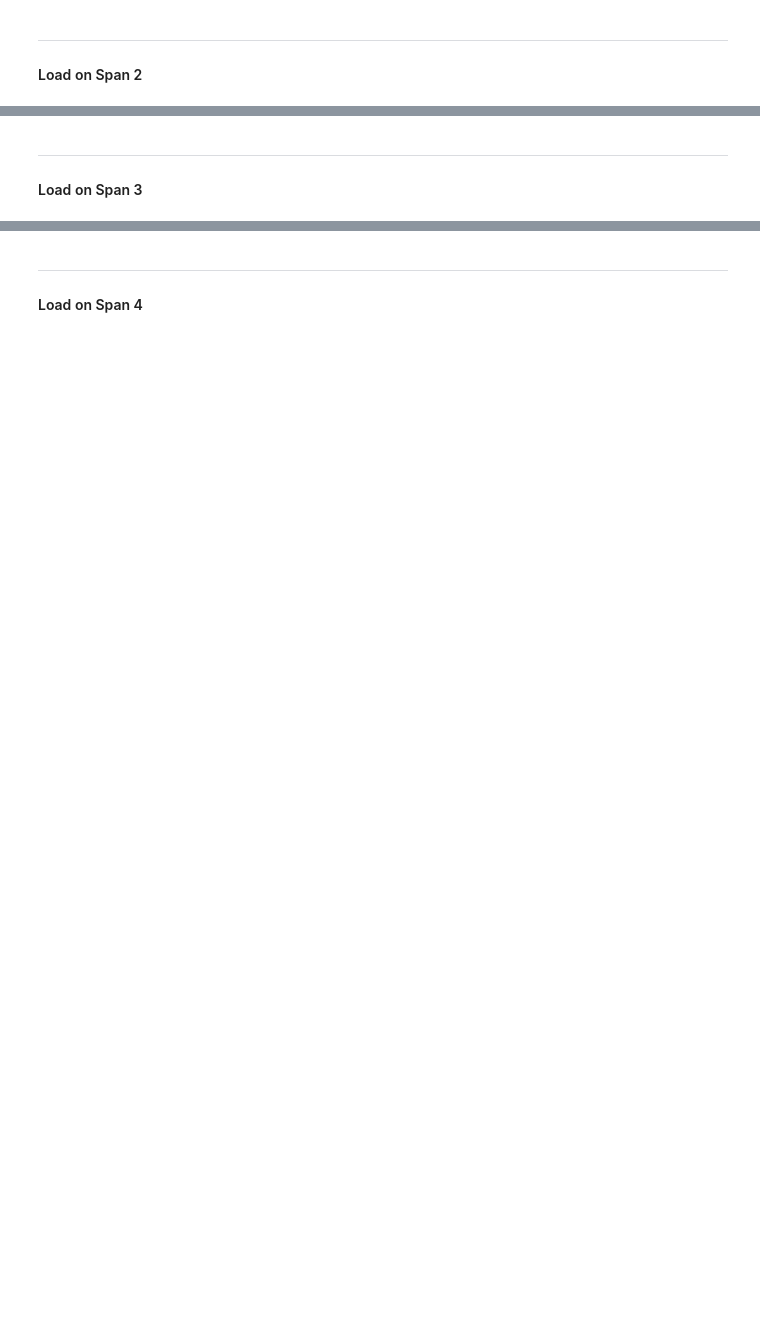
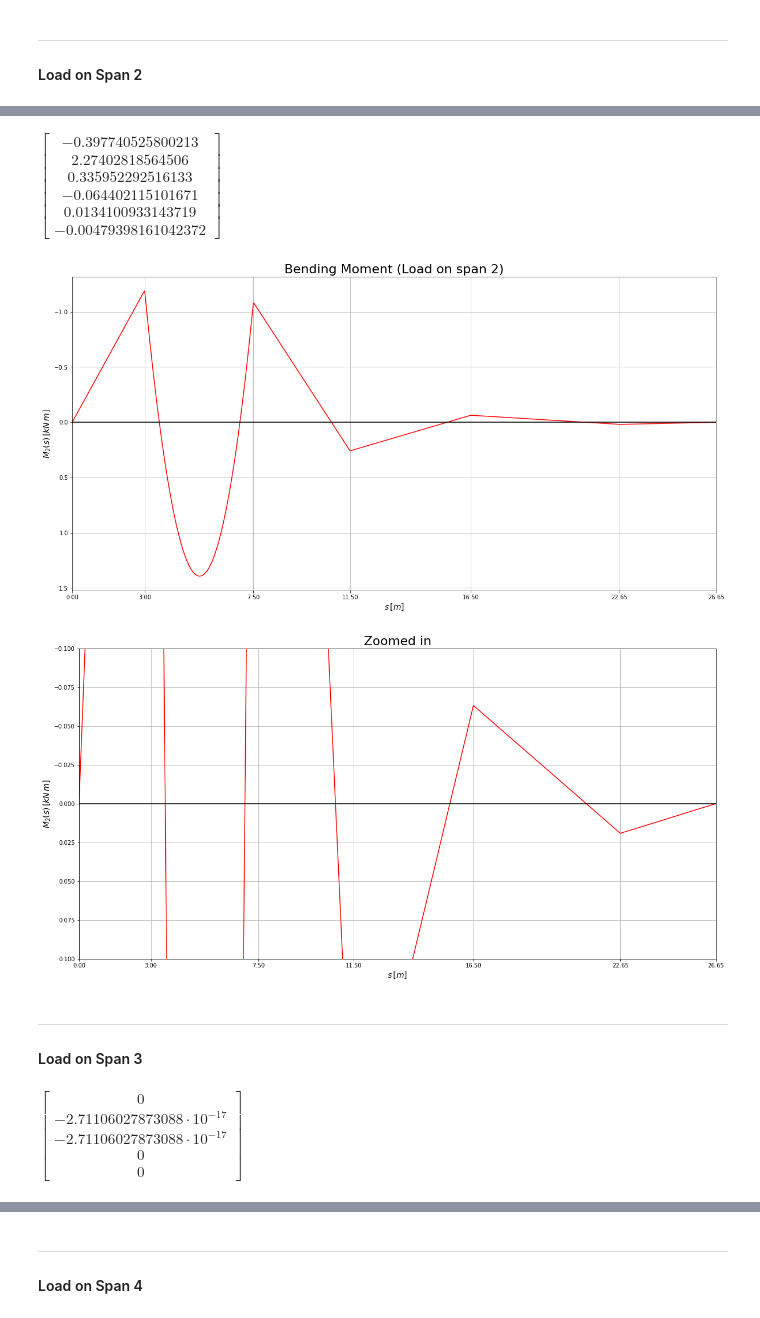
Before and after one commit to akaanzo/structural-safety, a Jupyter notebook: sol.ipynb, the cells around one changed output, grey strips where cells are left out. Drawn from its saved outputs; the diff is of its cells as text; code cells hidden in the pictures; blank space fills up the shorter version.

```diff
--- a/sol.ipynb
+++ b/sol.ipynb
@@ -172,5 +165,5 @@ plt.show()
 ---
 #### Load on Span 2
 # %%
-P2 = P.subs(list(zip([l1, l2, l3, l4, l5, l6, ej, q1, q2, q3, q4, q5, q6], [3, 4.5, 4, 5, 6.15, 4, 9375, 0, 1, 0, 0, 0, 0])))
+P2 = P.subs(list(zip([l1, l2, l3, l4, l5, l6, ej, q1, q2, q3, q4, q5, q6], [3, 4.5, 4, 5, 6.15, 4, EJ, 0, 1, 0, 0, 0, 0])))
 P2
@@ -178,4 +173,5 @@ P2
 sol2 = solve(Fn * X - P2, X)
 X2 = list(sol2.values())
 X2.insert(0, 0)
+X2.insert(6, 0)
 Matrix(X2)
@@ -182,51 +180,58 @@ Matrix(X2)
 # %%
 R12 = rij(X2[0], X2[1], 3);
-R22 = rij_q(X2[1], X2[2], 4.5);
+R22 = rij_q(X2[1], X2[2], 4.5, 1);
 R32 = rij(X2[2], X2[3], 4);
 R42 = rij(X2[3], X2[4], 5);
 R52 = rij(X2[4], X2[5], 6.15);
 R62 = rij(X2[5], X2[6], 4);
 R2 = np.array([R12, R22, R32, R42, R52, R62])
 Matrix(R2)
+# %% [output]
+$\displaystyle \left[\begin{matrix}-0.397740525800213\\2.27402818564506\\0.335952292516133\\-0.064402115101671\\0.0134100933143719\\-0.00479398161042372\end{matrix}\right]$
 # %%
 s = np.linspace(0,26.65, num=1000)
 M2 = (X2[0] + R2[0] * s) * (Hv(s) - Hv(s-3)) + (X2[1] + R2[1]*(s-3) - 1*(s-3)**2 /2) * (Hv(s-3) - Hv(s-(3+4.5))) + (X2[2] + R2[2]*(s-(3+4.5)))*(Hv(s-(3+4.5)) - Hv(s-(3+4.5+4))) + (X2[3] + R2[3]*(s-(3+4.5+4)))* (Hv(s-(3+4.5+4)) - Hv(s-(3+4.5+4+5))) + (X2[4] + R2[4]*(s-(3+4.5+4+5))) * (Hv(s-(3+4.5+4+5)) - Hv(s-(3+4.5+4+5+6.15))) + (X2[5] + R2[5]*(s-(3+4.5+4+5+6.15))) * (Hv(s-(3+4.5+4+5+6.15)) - Hv(s-(3+4.5+4+5+6.15+4)))
 # %%
 #----------PLOT------------------
 
 plt.figure(figsize=(20,10))
 plt.plot(s, M2, color='red')
 plt.xlim(s.min(), s.max())
 plt.gca().invert_yaxis()
 plt.grid()
 plt.xlabel(r'$s\,[m]$', fontsize='14')
 plt.ylabel(r'$M_2(s)\,[kN\,m]$', fontsize='14')
-plt.xticks([3.5, 7.5, 11.5, 16.5, 22.65, 26.65])
+plt.xticks([0, 3, 7.5, 11.5, 16.5, 22.65, 26.65])
 plt.axhline(0, color='black')
 plt.title('Bending Moment (Load on span 2)', fontsize='22')
 plt.show()
 
 #-------------ZOOM-------------------
 
 plt.subplots(1,1, figsize=(20,10))
 ax3 = plt.subplot()
 ax3.plot(s, M2, color='red')
 ax3.set_xlim(16, 26.65)
 ax3.set_ylim(-.1, .1)
 plt.gca().invert_yaxis()
 plt.grid()
 plt.xlabel(r'$s\,[m]$', fontsize='14')
 plt.ylabel(r'$M_2(s)\,[kN\,m]$', fontsize='14')
-plt.xticks([3.5, 7.5, 11.5, 16.5, 22.65, 26.65])
+plt.xticks([0, 3, 7.5, 11.5, 16.5, 22.65, 26.65])
 ax3.axhline(0, color='black')
 ax3.set_title('Zoomed in', fontsize='22')
 plt.show()
+# %% [output]
+[figure, added]
+[figure, added]
 # %% [markdown]
 ---
 #### Load on Span 3
 # %%
-P3 = P.subs(list(zip([l1, l2, l3, l4, l5, l6, ej, q1, q2, q3, q4, q5, q6], [3, 4.5, 4, 5, 6.15, 4, 9375, 0, 0, 1, 0, 0, 0])))
+P3 = P.subs(list(zip([l1, l2, l3, l4, l5, l6, ej, q1, q2, q3, q4, q5, q6], [3, 4.5, 4, 5, 6.15, 4, EJ, 0, 0, 1, 0, 0, 0])))
 P3
+# %% [output]
+$\displaystyle \left[\begin{matrix}0\\-2.71106027873088 \cdot 10^{-17}\\-2.71106027873088 \cdot 10^{-17}\\0\\0\end{matrix}\right]$
 # %%
 sol3 = solve(Fn * X - P3, X)
 X3 = list(sol3.values())
```
Also changed, not shown: parts of 43 cells of this notebook.
